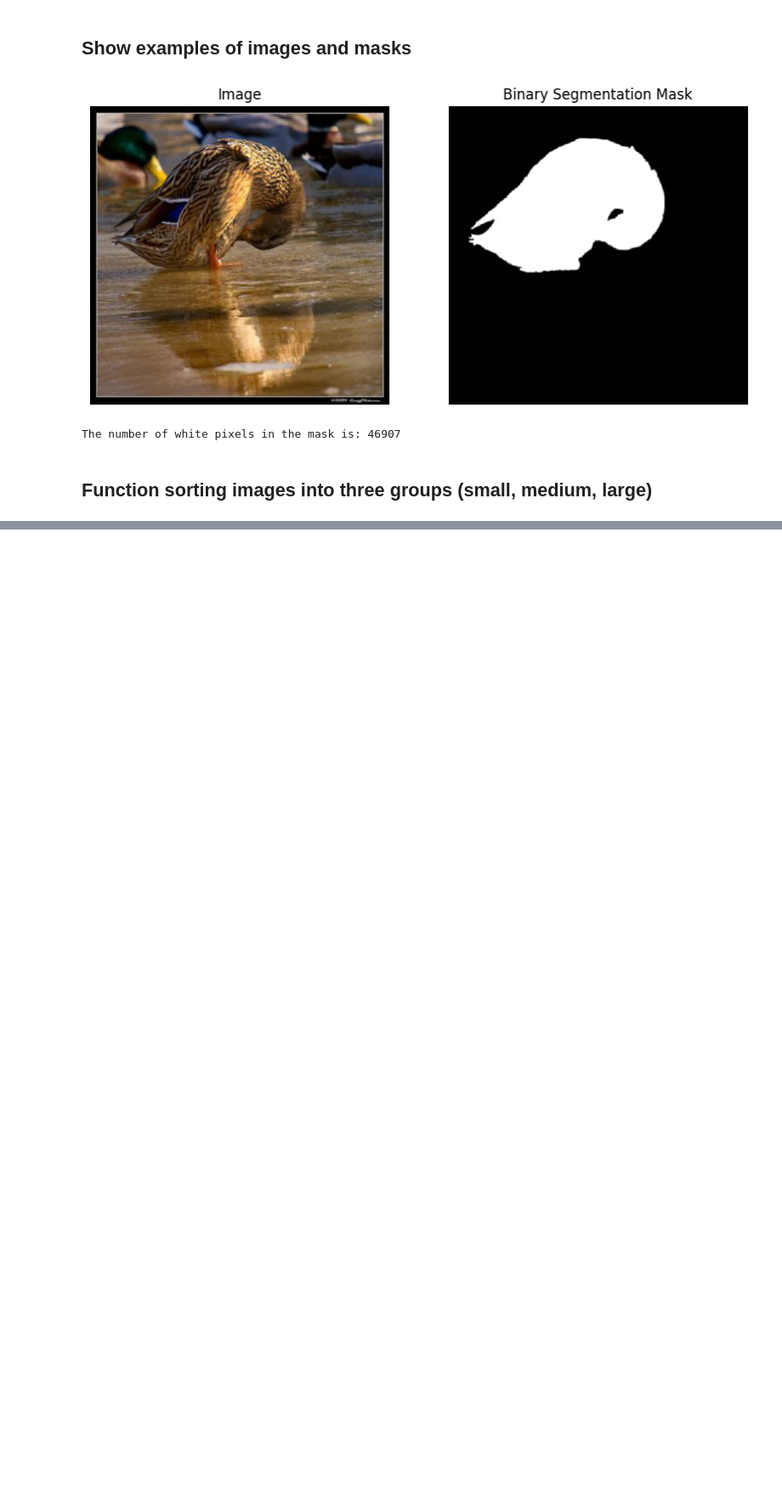
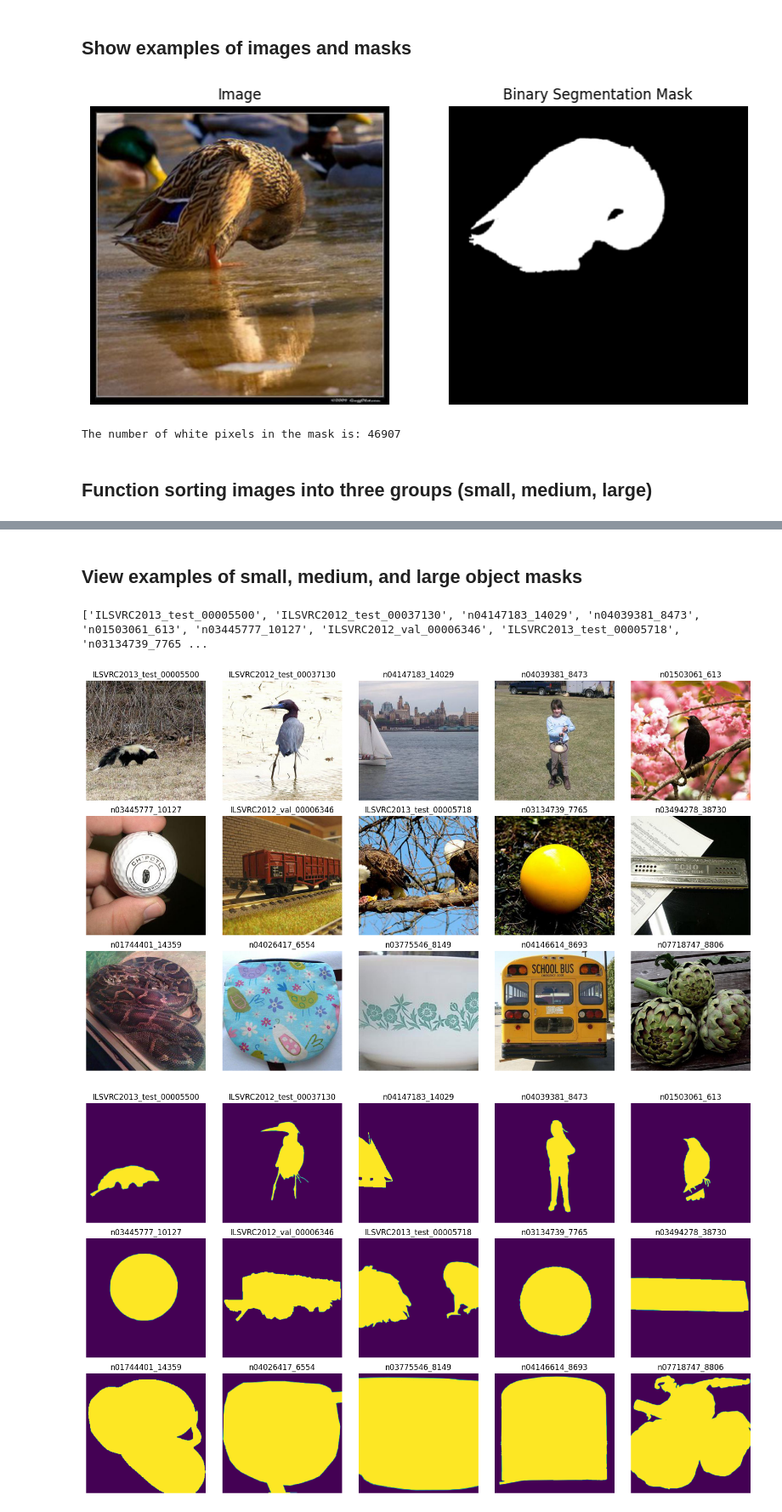
Before and after one commit to chrisoffner/dl23_course_project, a Jupyter notebook: notebooks/sort_images_by_size.ipynb, the cells around one changed output, grey strips where cells are left out. Shown at 85% size. Saved outputs shown, nothing was run; the diff lists cells and outputs as text; code cells hidden in the pictures; blank space fills up the shorter version.

Commit message:
Changed thresholds for size-specific datasets + visualization

```diff
--- a/notebooks/sort_images_by_size.ipynb
+++ b/notebooks/sort_images_by_size.ipynb
@@ -108,0 +183,77 @@ Number of filenames written to the file: 2777
+# %% [markdown]
+## View examples of small, medium, and large object masks
+# %%
+# Path to your .txt file
+small_path = "small.txt"
+medium_path = "medium.txt"
+big_path = "large.txt"
+# Path to the folder containing the images
+image_folder = "img"
+gt_folder = "gt"
+
+selected_words = []
+# Read the file and store words in a list
+with open(small_path, "r") as file:
+    words = file.read().splitlines()
+selected_words.extend(random.sample(words, 5))
+
+with open(medium_path, "r") as file:
+    words = file.read().splitlines()
+selected_words.extend(random.sample(words, 5))
+
+with open(big_path, "r") as file:
+    words = file.read().splitlines()
+selected_words.extend(random.sample(words, 5))
+
+print(selected_words)
+
+
+# IMG
+# Create a 3x5 grid for plotting
+fig, axes = plt.subplots(3, 5, figsize=(15, 9))
+
+# Iterate over selected words and plot corresponding images
+for i, word in enumerate(selected_words):
+    # Construct the full path to the image file
+    image_path = os.path.join(image_folder, word + ".jpg")  # Adjust the extension based on your images
+
+    # Check if the image file exists
+    if os.path.exists(image_path):
+        # Load and plot the image
+        image = Image.open(image_path)
+        axes[i // 5, i % 5].imshow(image)
+        axes[i // 5, i % 5].axis("off")
+        axes[i // 5, i % 5].set_title(word)
+    else:
+        print(f"Image corresponding to {word} not found.")
+
+# Adjust layout and display the plot
+plt.tight_layout()
+plt.show()
+
+# GT
+# Create a 3x5 grid for plotting
+fig, axes = plt.subplots(3, 5, figsize=(15, 9))
+
+# Iterate over selected words and plot corresponding images
+for i, word in enumerate(selected_words):
+    # Construct the full path to the image file
+    image_path = os.path.join(gt_folder, word + ".png")  # Adjust the extension based on your images
+
+    # Check if the image file exists
+    if os.path.exists(image_path):
+        # Load and plot the image
+        image = Image.open(image_path)
+        axes[i // 5, i % 5].imshow(image)
+        axes[i // 5, i % 5].axis("off")
+        axes[i // 5, i % 5].set_title(word)
+    else:
+        print(f"Image corresponding to {word} not found.")
+
+# Adjust layout and display the plot
+plt.tight_layout()
+plt.show()
+# %% [output]
+['ILSVRC2013_test_00005500', 'ILSVRC2012_test_00037130', 'n04147183_14029', 'n04039381_8473', 'n01503061_613', 'n03445777_10127', 'ILSVRC2012_val_00006346', 'ILSVRC2013_test_00005718', 'n03134739_7765 ...
+[figure, added]
+[figure, added]
```
Also changed, not shown: parts of 6 cells of this notebook.
